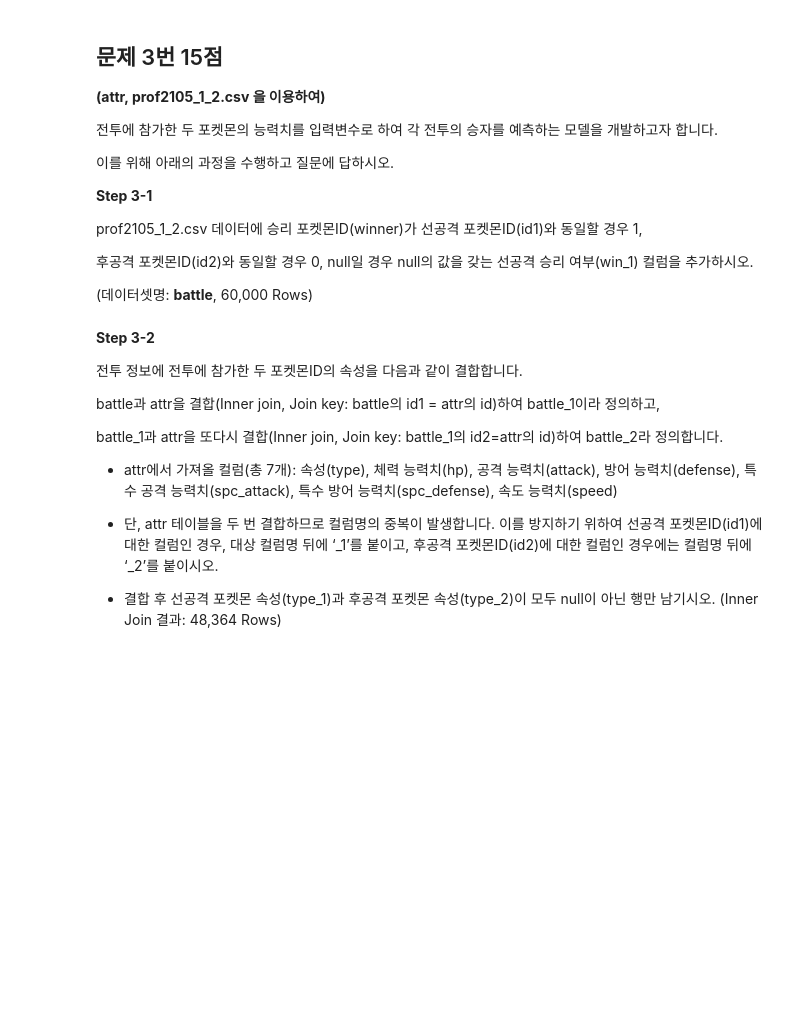
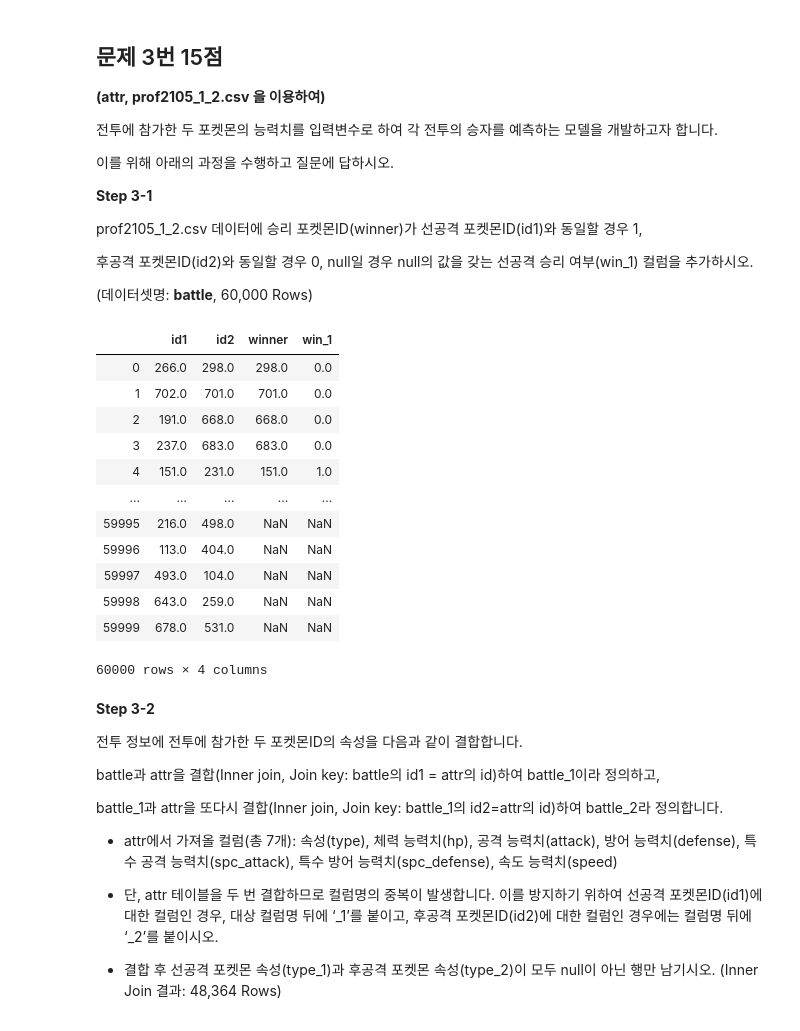
Before and after one commit to sunkusun9/prods_pro, a Jupyter notebook: prof2105_prob1.ipynb, the cells around one changed output. Drawn from its saved outputs; the diff is of its cells as text; code cells hidden in the pictures; blank space fills up the shorter version.

```diff
--- a/prof2105_prob1.ipynb
+++ b/prof2105_prob1.ipynb
@@ -465,6 +487,26 @@ prof2105_1_2.csv 데이터에 승리 포켓몬ID(winner)가 선공격 포켓몬I
 후공격 포켓몬ID(id2)와 동일할 경우 0, null일 경우 null의 값을 갖는 선공격 승리 여부(win_1) 컬럼을 추가하시오.
 
 (데이터셋명: **battle**, 60,000 Rows)
+# %%
+df_battle = df_battle_org.copy()
+df_battle['win_1'] = df_battle_org.loc[df_battle_org['winner'].notna()]\
+                            .pipe(lambda x: (x['id1'] == x['winner']).astype('int'))
+
+df_battle
+# %% [output]
+|  | id1 | id2 | winner | win_1 |
+| 0 | 266.0 | 298.0 | 298.0 | 0.0 |
+| 1 | 702.0 | 701.0 | 701.0 | 0.0 |
+| 2 | 191.0 | 668.0 | 668.0 | 0.0 |
+| 3 | 237.0 | 683.0 | 683.0 | 0.0 |
+| 4 | 151.0 | 231.0 | 151.0 | 1.0 |
+| ... | ... | ... | ... | ... |
+| 59995 | 216.0 | 498.0 | NaN | NaN |
+| 59996 | 113.0 | 404.0 | NaN | NaN |
+| 59997 | 493.0 | 104.0 | NaN | NaN |
+| 59998 | 643.0 | 259.0 | NaN | NaN |
+| 59999 | 678.0 | 531.0 | NaN | NaN |
+60000 rows × 4 columns
 # %% [markdown]
 **Step 3-2**
 
```
Also changed, not shown: parts of 28 cells of this notebook.
